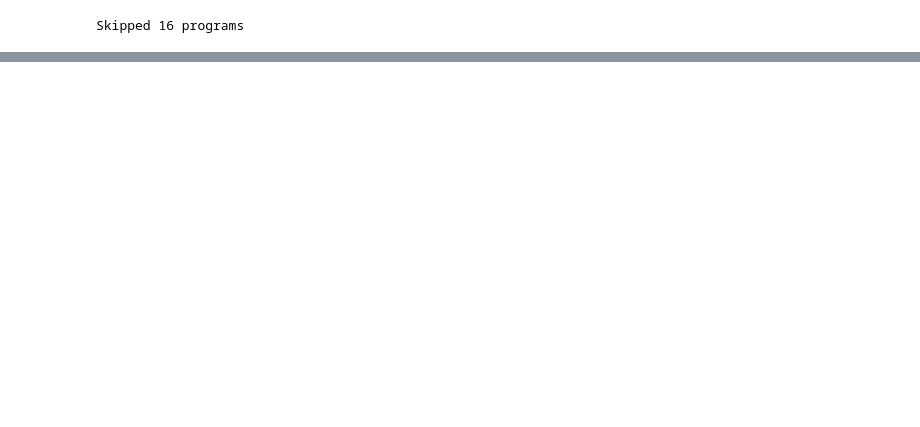
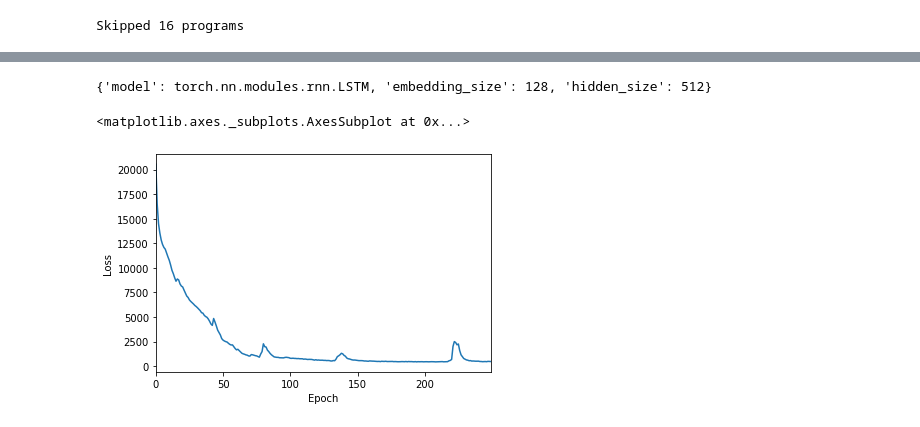
Before and after one commit to willcrichton/autoplan, a Jupyter notebook: notebooks/rainfall/parser_evaluation.ipynb, the cells around one changed output, grey strips where cells are left out. Saved outputs shown, nothing was run; the diff lists cells and outputs as text; code cells hidden in the pictures; blank space fills up the shorter version.

```diff
--- a/notebooks/rainfall/parser_evaluation.ipynb
+++ b/notebooks/rainfall/parser_evaluation.ipynb
@@ -151,3 +165,13 @@ plot_loss(losses)
+# %%
+model_opts
+# %% [output]
+{'model': torch.nn.modules.rnn.LSTM, 'embedding_size': 128, 'hidden_size': 512}
+# %%
+losses, train_eval, val_eval, kno_eval, kno_progs, unk_eval, unk_progs = final_result #all_results[2]
+plot_loss(losses)
+# %% [output]
+<matplotlib.axes._subplots.AxesSubplot at 0x...>
+[figure, added]
 # %%
 ax = plot_accuracy([t['strategy'] for t in train_eval], label='train')
 plot_accuracy([t['strategy'] for t in val_eval], ax=ax, label='val')
```
Also changed, not shown: parts of 29 cells of this notebook, 18 other files.
